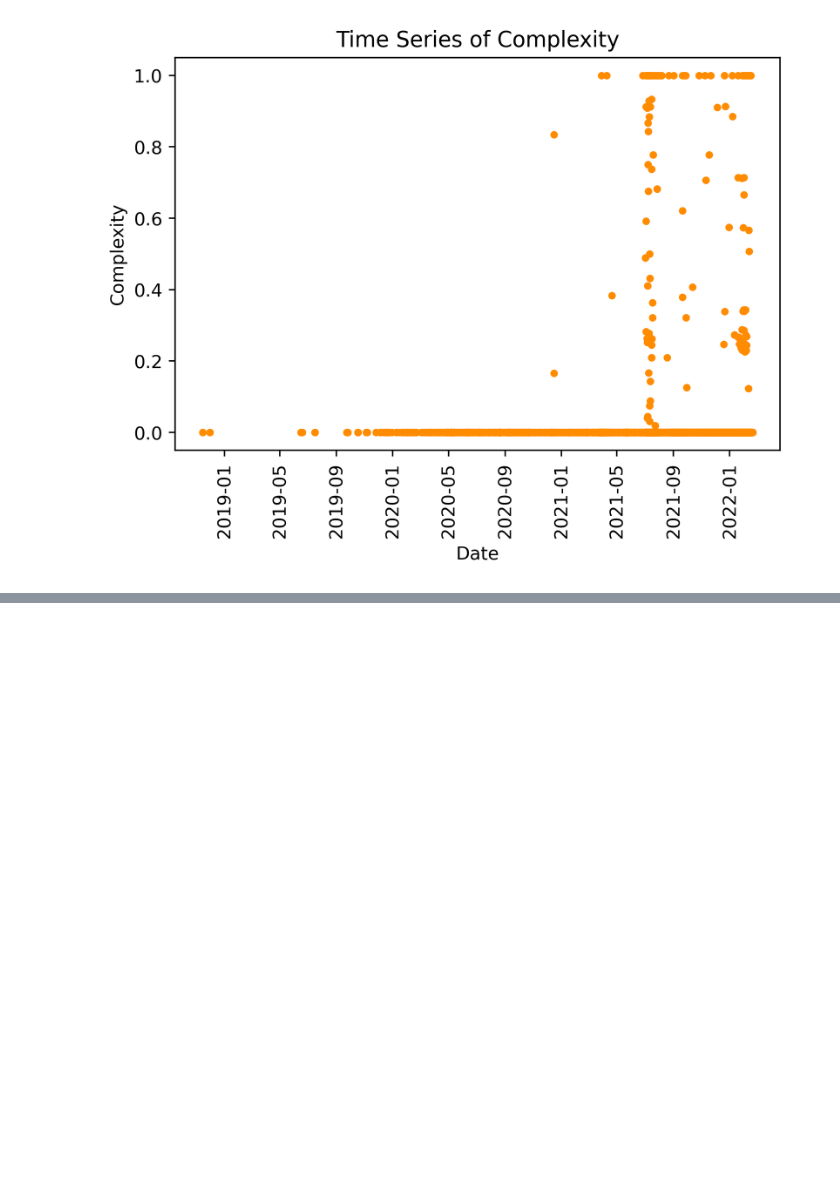
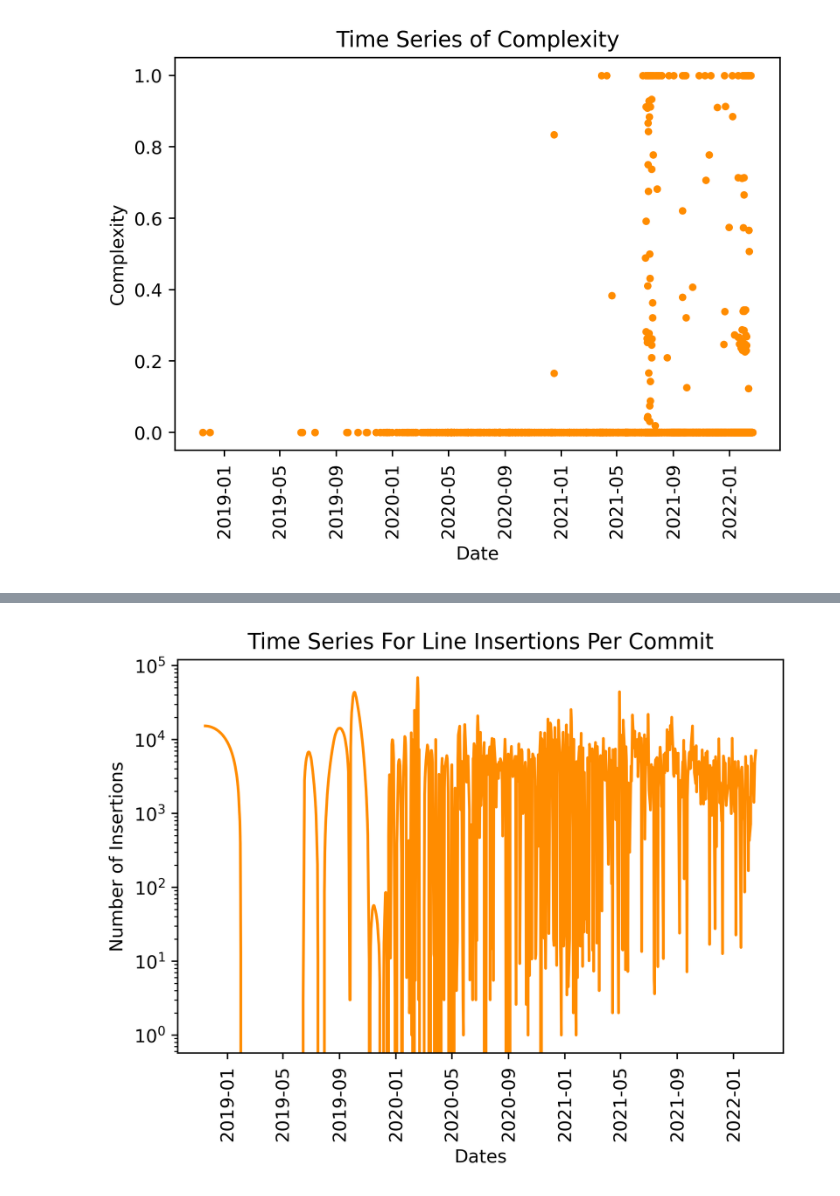
Before and after one commit to Elang89/hf-evolution, a Jupyter notebook: notebooks/models_statistics.ipynb, the cells around one changed output, grey strips where cells are left out. Saved outputs shown, nothing was run; the diff lists cells and outputs as text; code cells hidden in the pictures; blank space fills up the shorter version.

Commit message:
Add downsampling to timeseries

```diff
--- a/notebooks/models_statistics.ipynb
+++ b/notebooks/models_statistics.ipynb
@@ -95,0 +101,4 @@ plt.scatter(df_commits["commit_timestamp"], df_commits["dmm_unit_complexity"], c
+# %%
+downsampled = df_commits.resample(rule="B").mean()
+interpolated = downsampled.interpolate(method="polynomial", order=2)
+interpolated.head(64)
@@ -95,0 +120,11 @@ plt.scatter(df_commits["commit_timestamp"], df_commits["dmm_unit_complexity"], c
+# %%
+figure = plt.figure(dpi=400)
+plt.xlabel("Dates")
+plt.xticks(rotation=90)
+plt.ylabel("Number of Insertions")
+plt.yscale("log")
+plt.title("Time Series For Line Insertions Per Commit")
+plt.plot(interpolated.index, interpolated["insertions"], color="darkorange")
+plt.savefig("plots/insertions_models_timeseries.png", dpi=400, bbox_inches='tight', pad_inches=0.0)
+# %% [output]
+[figure, added]
```
Also changed, not shown: parts of 7 cells of this notebook, 16 other files.
